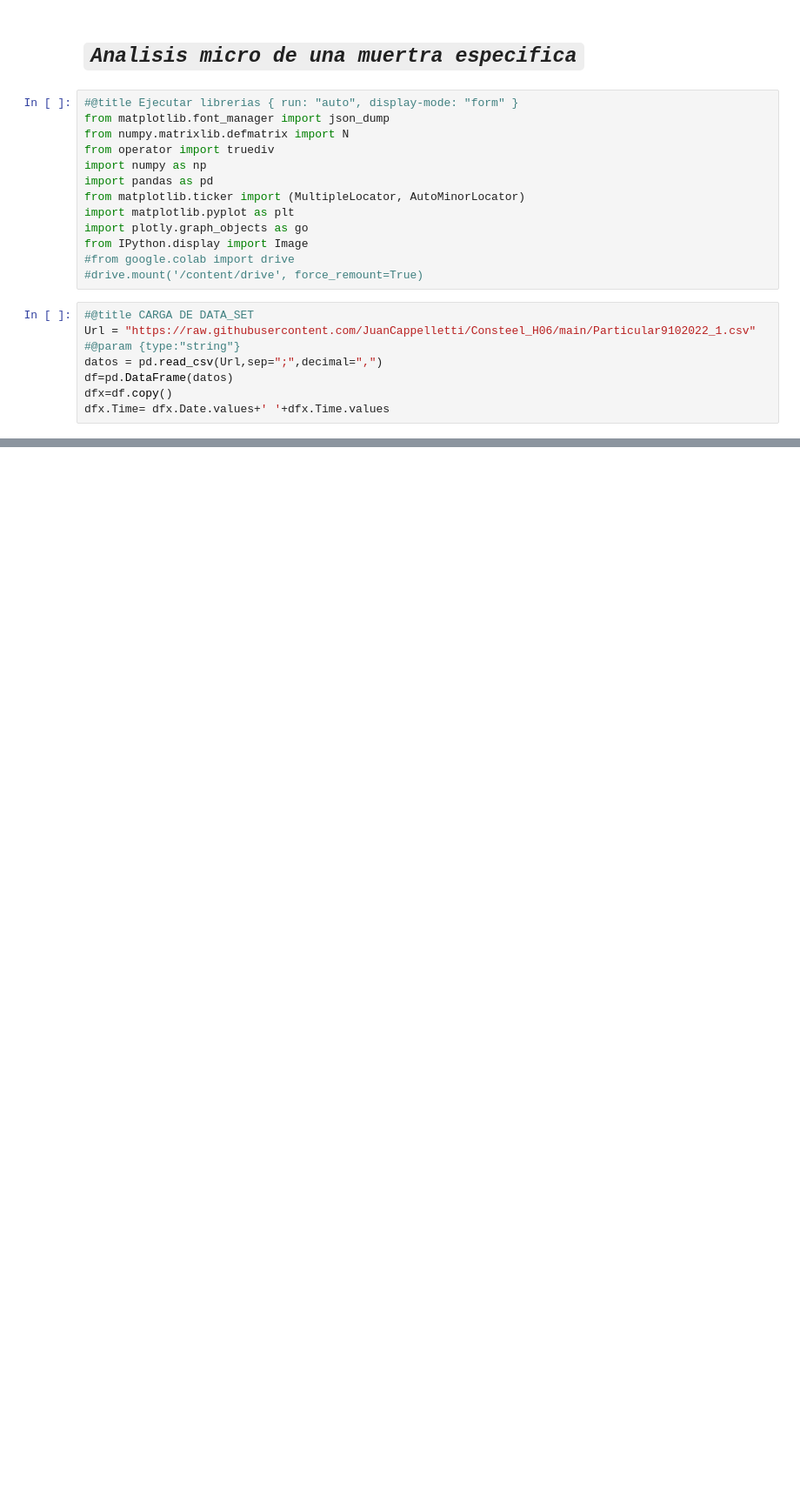
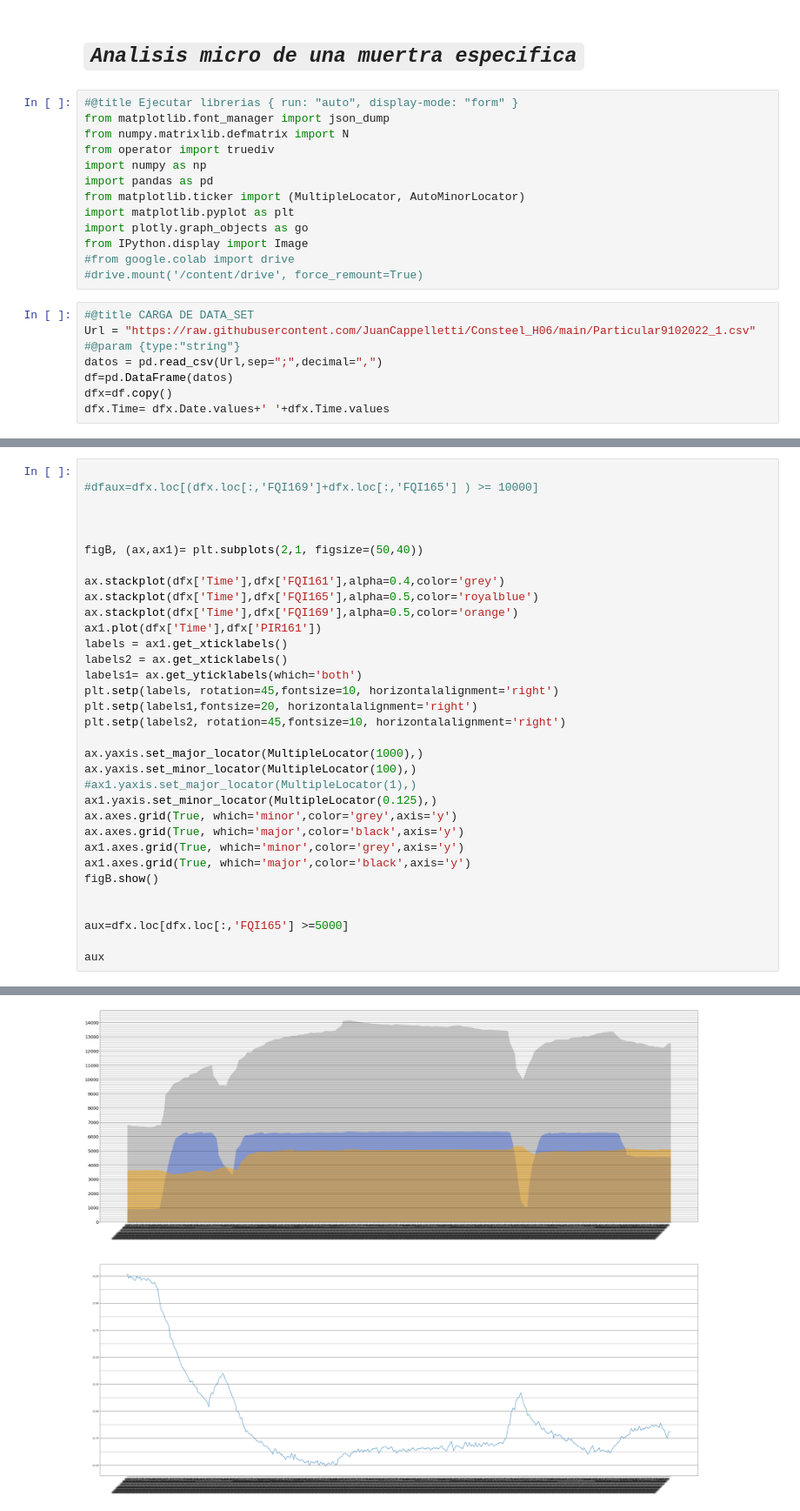
Before and after one commit to JuanCappelletti/Consteel_H06, a Jupyter notebook: Muestra_Micro.ipynb, the cells around one changed output, grey strips where cells are left out. Shown at 87% size. Drawn from its saved outputs; the diff is of its cells as text; blank space fills up the shorter version.

```diff
--- a/Muestra_Micro.ipynb
+++ b/Muestra_Micro.ipynb
@@ -99,0 +42,34 @@ GRAFICO_BARRA(Muestra,MU)
+# %%
+
+#dfaux=dfx.loc[(dfx.loc[:,'FQI169']+dfx.loc[:,'FQI165'] ) >= 10000]
+
+
+
+figB, (ax,ax1)= plt.subplots(2,1, figsize=(50,40))
+
+ax.stackplot(dfx['Time'],dfx['FQI161'],alpha=0.4,color='grey')
+ax.stackplot(dfx['Time'],dfx['FQI165'],alpha=0.5,color='royalblue')
+ax.stackplot(dfx['Time'],dfx['FQI169'],alpha=0.5,color='orange')
+ax1.plot(dfx['Time'],dfx['PIR161'])
+labels = ax1.get_xticklabels()
+labels2 = ax.get_xticklabels()
+labels1= ax.get_yticklabels(which='both')
+plt.setp(labels, rotation=45,fontsize=10, horizontalalignment='right')
+plt.setp(labels1,fontsize=20, horizontalalignment='right')
+plt.setp(labels2, rotation=45,fontsize=10, horizontalalignment='right')
+
+ax.yaxis.set_major_locator(MultipleLocator(1000),)
+ax.yaxis.set_minor_locator(MultipleLocator(100),)
+#ax1.yaxis.set_major_locator(MultipleLocator(1),)
+ax1.yaxis.set_minor_locator(MultipleLocator(0.125),)
+ax.axes.grid(True, which='minor',color='grey',axis='y')
+ax.axes.grid(True, which='major',color='black',axis='y')
+ax1.axes.grid(True, which='minor',color='grey',axis='y')
+ax1.axes.grid(True, which='major',color='black',axis='y')
+figB.show()
+
+
+aux=dfx.loc[dfx.loc[:,'FQI165'] >=5000]
+
+aux
+# %% [output]
@@ -99,0 +89 @@ GRAFICO_BARRA(Muestra,MU)
+[figure, added]
```
Also changed, not shown: parts of 4 cells of this notebook.
